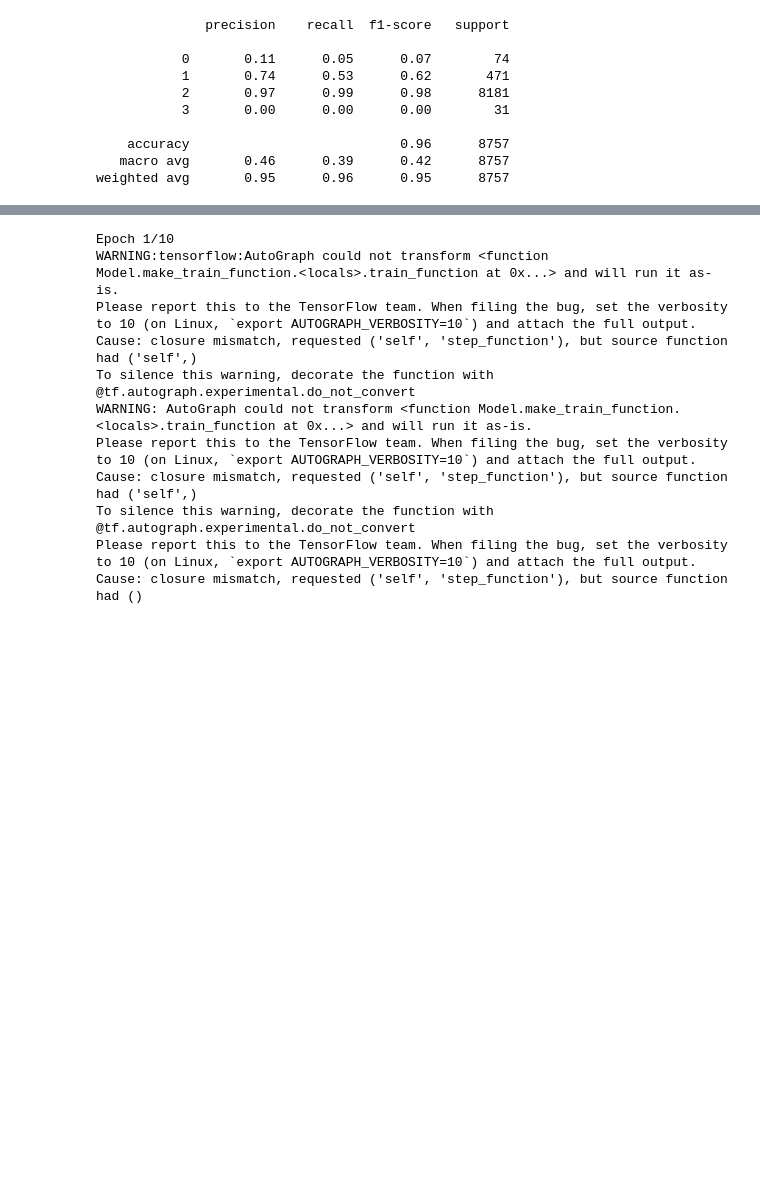
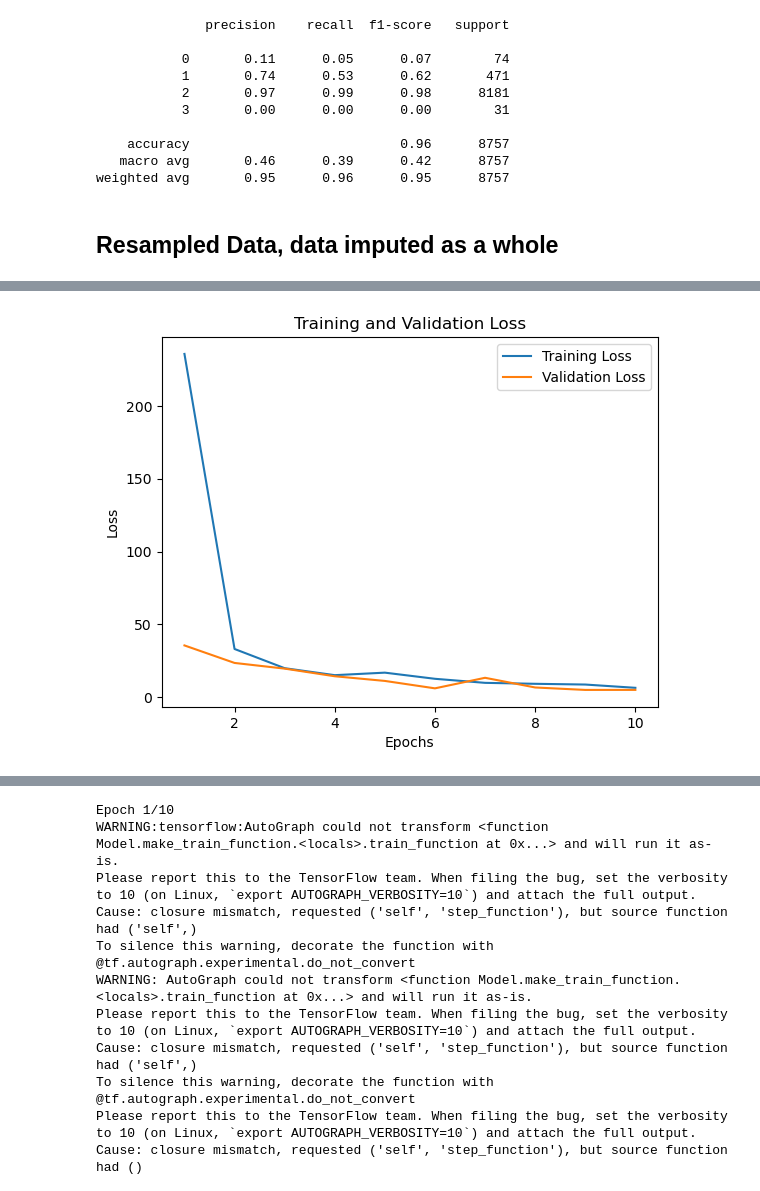
Before and after one commit to kd365/faafall22, a Jupyter notebook: Working_NN.ipynb, the cells around one changed output, grey strips where cells are left out. Drawn from its saved outputs; the diff is of its cells as text; code cells hidden in the pictures; blank space fills up the shorter version.

```diff
--- a/Working_NN.ipynb
+++ b/Working_NN.ipynb
@@ -570,3 +700,5 @@ print(classification_report3)
     accuracy                           0.96      8757
    macro avg       0.46      0.39      0.42      8757
 weighted avg       0.95      0.96      0.95      8757
+# %% [markdown]
+## Resampled Data, data imputed as a whole
@@ -572,0 +721,65 @@ weighted avg       0.95      0.96      0.95      8757
+# %%
+#Shuffling the data prior to splitting for train/test/val sets
+df_imputed4_shuffled = df_imputed4.sample(frac=1).reset_index()
+
+# Split the data into features (X) and target variable (y)
+X = df_imputed4_shuffled.drop('target', axis=1)
+y = df_imputed4_shuffled['target']
+
+# Train-test split using a stratified method as this experiment is with the unbalanced dataset
+
+# Perform stratified train-test split
+X_train, X_test, y_train, y_test = train_test_split(X, y, test_size=0.2, stratify=y, random_state=42)
+
+# Perform stratified train-validation split
+X_train, X_val, y_train, y_val = train_test_split(X_train, y_train, test_size=0.2, stratify=y_train, random_state=42)
+
+
+# Convert the target variables to categorical
+num_classes = df_imputed4_shuffled['target'].nunique()  # Set the number of classes
+y_train_categorical = keras.utils.to_categorical(y_train - 1, num_classes=num_classes)
+y_val_categorical = keras.utils.to_categorical(y_val - 1, num_classes=num_classes)
+y_test_categorical = keras.utils.to_categorical(y_test - 1, num_classes=num_classes)
+
+# Define your model architecture
+model2 = keras.Sequential([
+    keras.layers.Dense(64, activation='relu', input_shape=(X_train.shape[1],)),
+    keras.layers.Dense(32, activation='relu'),
+    keras.layers.Dense(num_classes, activation='softmax')
+])
+
+# Compile your model
+model2.compile(optimizer='adam',
+              loss='categorical_crossentropy',
+              metrics=['accuracy'])
+
+# Train the model
+#model1.fit(X_train, y_train_categorical, validation_data=(X_val, y_val_categorical), epochs=10)
+# Train the model
+history = model2.fit(X_train, y_train_categorical, validation_data=(X_val, y_val_categorical), epochs=10)
+
+# Evaluate the model on the test data
+y_pred_categorical = model2.predict(X_test)
+y_pred_labels = np.argmax(y_pred_categorical, axis=1)
+
+y_test_labels = np.argmax(y_test_categorical, axis=1)
+accuracy = np.mean(y_pred_labels == y_test_labels)
+
+# Get the loss values from the history
+train_loss = history.history['loss']
+val_loss = history.history['val_loss']
+
+# Print the last recorded loss values
+print("Train Loss:", train_loss[-1])
+print("Validation Loss:", val_loss[-1])
+print("Test accuracy:", accuracy)
+
+# Plot the training and validation loss
+plt.plot(range(1, len(train_loss) + 1), train_loss, label='Training Loss')
+plt.plot(range(1, len(val_loss) + 1), val_loss, label='Validation Loss')
+plt.xlabel('Epochs')
+plt.ylabel('Loss')
+plt.title('Training and Validation Loss')
+plt.legend()
+plt.show()
+# %% [output]
@@ -572,0 +803 @@ weighted avg       0.95      0.96      0.95      8757
+[figure, added]
```
Also changed, not shown: parts of 68 cells of this notebook.
